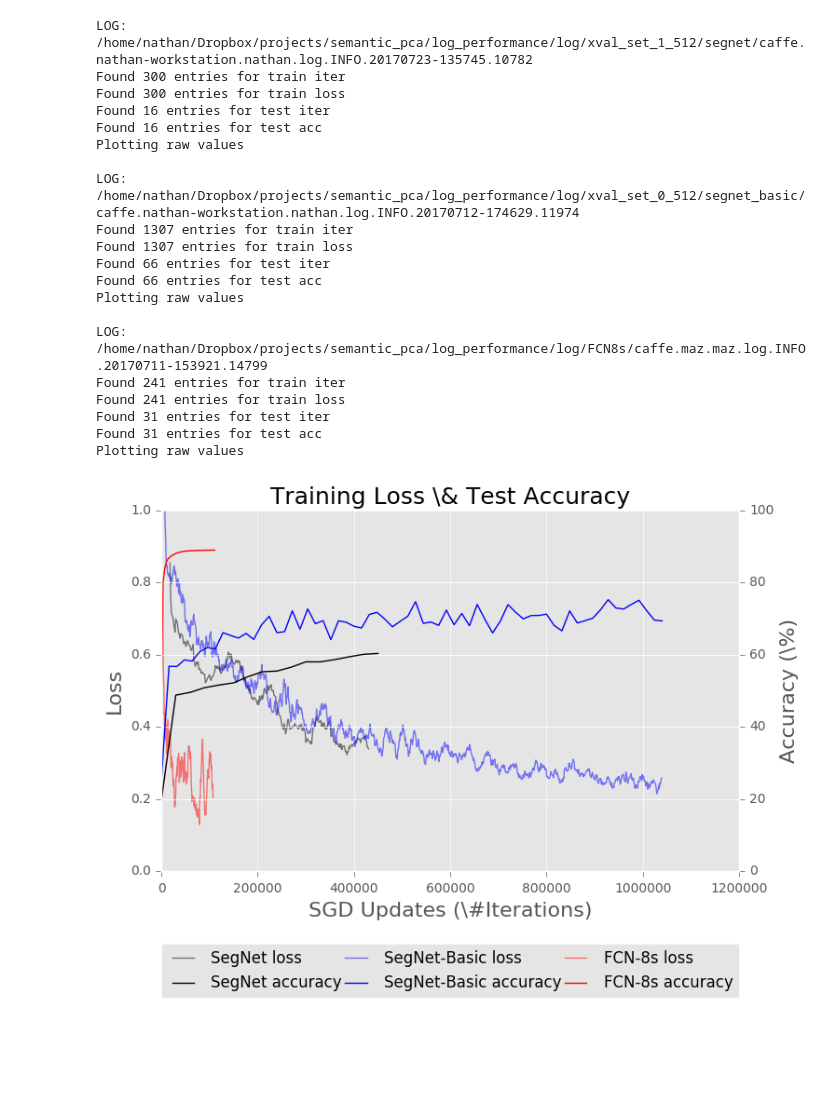
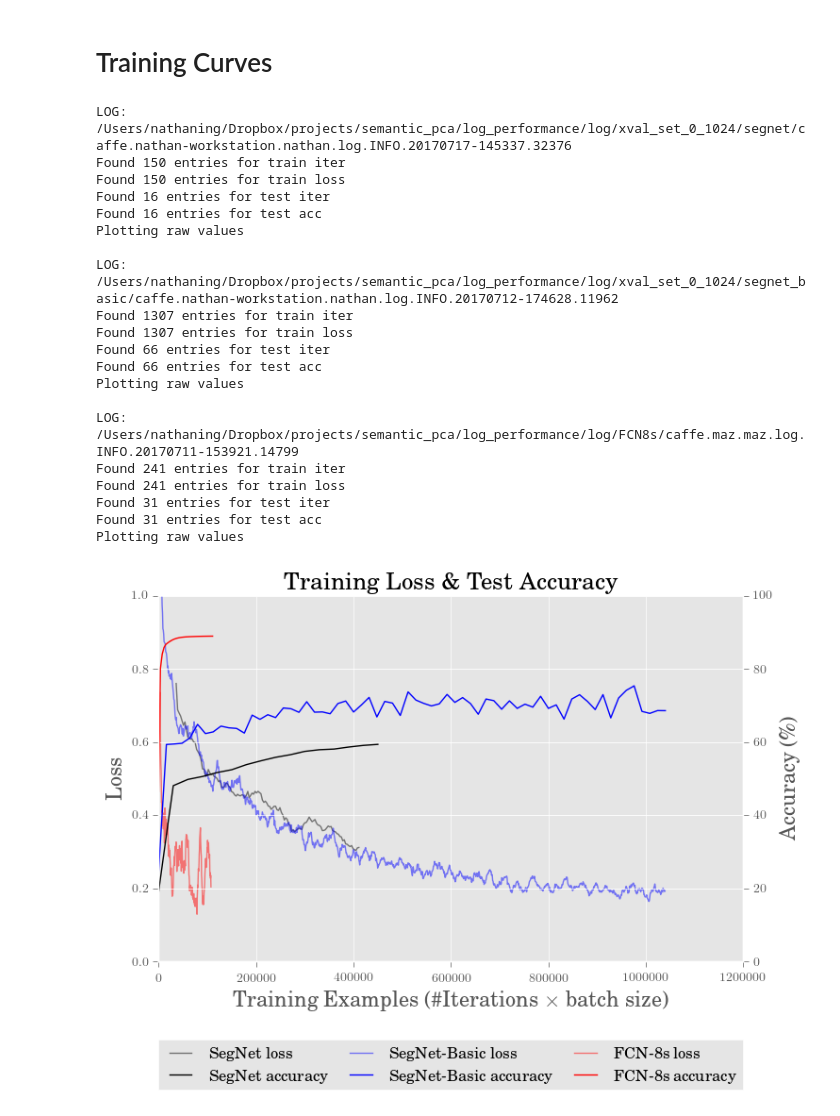
Before and after one commit to BioImageInformatics/histo_seg, a Jupyter notebook: notebooks/plot_logs.ipynb, the cells around one changed output. Cells and saved outputs as stored; diff of their text form; code cells hidden in the pictures; blank space fills up the shorter version.

```diff
--- a/notebooks/plot_logs.ipynb
+++ b/notebooks/plot_logs.ipynb
@@ -13,6 +13,7 @@ import numpy as np
 from matplotlib import pyplot as plt
 import matplotlib.lines as mlines
 
-# from matplotlib import rc
-# plt.rc('text', usetex=True)
-# plt.rc('font', family='serif')
+from matplotlib import rc
+plt.style.use('ggplot')
+plt.rc('text', usetex=True)
+plt.rc('font', family='serif')
@@ -19,11 +59,13 @@ import matplotlib.lines as mlines
+# %% [markdown]
+# Training Curves
 # %%
 logs = ['/Users/nathaning/Dropbox/projects/semantic_pca/log_performance/log/xval_set_0_1024/segnet/caffe.nathan-workstation.nathan.log.INFO.20170717-145337.32376',
         '/Users/nathaning/Dropbox/projects/semantic_pca/log_performance/log/xval_set_0_1024/segnet_basic/caffe.nathan-workstation.nathan.log.INFO.20170712-174628.11962',
         '/Users/nathaning/Dropbox/projects/semantic_pca/log_performance/log/FCN8s/caffe.maz.maz.log.INFO.20170711-153921.14799']
 
-logs = ['/home/nathan/Dropbox/projects/semantic_pca/log_performance/log/xval_set_1_512/segnet/caffe.nathan-workstation.nathan.log.INFO.20170723-135745.10782',
-        '/home/nathan/Dropbox/projects/semantic_pca/log_performance/log/xval_set_0_512/segnet_basic/caffe.nathan-workstation.nathan.log.INFO.20170712-174629.11974',
-        '/home/nathan/Dropbox/projects/semantic_pca/log_performance/log/FCN8s/caffe.maz.maz.log.INFO.20170711-153921.14799']
+# logs = ['/home/nathan/Dropbox/projects/semantic_pca/log_performance/log/xval_set_1_512/segnet/caffe.nathan-workstation.nathan.log.INFO.20170723-135745.10782',
+#         '/home/nathan/Dropbox/projects/semantic_pca/log_performance/log/xval_set_0_512/segnet_basic/caffe.nathan-workstation.nathan.log.INFO.20170712-174629.11974',
+#         '/home/nathan/Dropbox/projects/semantic_pca/log_performance/log/FCN8s/caffe.maz.maz.log.INFO.20170711-153921.14799']
 
 colors = ['k', 'b', 'r']
 smoothing = [25, 15, 15]
@@ -42,9 +84,13 @@ fig, ax1 = plt.subplots(figsize=(8,5))
 # ax1.set_facecolor('white')
 ax2 = ax1.twinx()
 # ax1.set_xlabel(r'Examples (Iterations $\times$ Batch Size)', size=16)
-ax1.set_xlabel(r'SGD Updates (\#Iterations)', size=16)
+
+# ax1.set_xlabel(r'SGD Updates (\#Iterations)', size=16)
+ax1.set_xlabel(r'Training Examples (\#Iterations $\times$ batch size)', size=16)
 ax1.set_ylabel(r'Loss', size=16)
 ax2.set_ylabel(r'Accuracy (\%)', size=16)
+
+
 ax1.set_ylim([0,1])
 ax2.set_ylim([0,100])
 ax1.spines['top'].set_visible(False)
@@ -118,40 +164,40 @@ for logfile, color, name, batchsize, smooth in zip(logs, colors, names, batch_si
 #         ax1.set_xscale('log')
 
     handles += [mlines.Line2D([], [], color=color, label=name+' loss', linestyle = '-', alpha=0.5),
 #                 mlines.Line2D([], [], color=color, label=name+' test loss', linestyle = '-.'),
                mlines.Line2D([], [], color=color, label=name+' accuracy'),]
     print ''
 
 lgd = plt.legend(loc=8,
            bbox_to_anchor=(0, -0.35, 1, -0.5),
            ncol=len(names), mode="expand", borderaxespad=0.,
            handles=handles)
 
 plt.title('Training Loss \& Test Accuracy', size=18)
-# fig.savefig('/Users/nathaning/Dropbox/_Papers/pca segmentation/Figs/loss_plots/plots.pdf',
-#             bbox_extra_artists=(lgd,), bbox_inches='tight')
+fig.savefig('/Users/nathaning/Dropbox/_Papers/pca segmentation/Figs/loss_plots/plots_nexamples.pdf',
+            bbox_extra_artists=(lgd,), bbox_inches='tight')
 plt.show()
 # %% [output]
-LOG: /home/nathan/Dropbox/projects/semantic_pca/log_performance/log/xval_set_1_512/segnet/caffe.nathan-workstation.nathan.log.INFO.20170723-135745.10782
-Found 300 entries for train iter
-Found 300 entries for train loss
+LOG: /Users/nathaning/Dropbox/projects/semantic_pca/log_performance/log/xval_set_0_1024/segnet/caffe.nathan-workstation.nathan.log.INFO.20170717-145337.32376
+Found 150 entries for train iter
+Found 150 entries for train loss
 Found 16 entries for test iter
 Found 16 entries for test acc
 Plotting raw values
 
-LOG: /home/nathan/Dropbox/projects/semantic_pca/log_performance/log/xval_set_0_512/segnet_basic/caffe.nathan-workstation.nathan.log.INFO.20170712-174629.11974
+LOG: /Users/nathaning/Dropbox/projects/semantic_pca/log_performance/log/xval_set_0_1024/segnet_basic/caffe.nathan-workstation.nathan.log.INFO.20170712-174628.11962
 Found 1307 entries for train iter
 Found 1307 entries for train loss
 Found 66 entries for test iter
 Found 66 entries for test acc
 Plotting raw values
 
-LOG: /home/nathan/Dropbox/projects/semantic_pca/log_performance/log/FCN8s/caffe.maz.maz.log.INFO.20170711-153921.14799
+LOG: /Users/nathaning/Dropbox/projects/semantic_pca/log_performance/log/FCN8s/caffe.maz.maz.log.INFO.20170711-153921.14799
 Found 241 entries for train iter
 Found 241 entries for train loss
 Found 31 entries for test iter
 Found 31 entries for test acc
 Plotting raw values
-[figure, old version]
+[figure, new version]
 # %%
 process_log = '/Users/nathaning/Dropbox/projects/semantic_pca/log_performance/processing_logs/analysis_wsi_log.txt'
```
Also changed, not shown: parts of 4 cells of this notebook, 2 other files.
